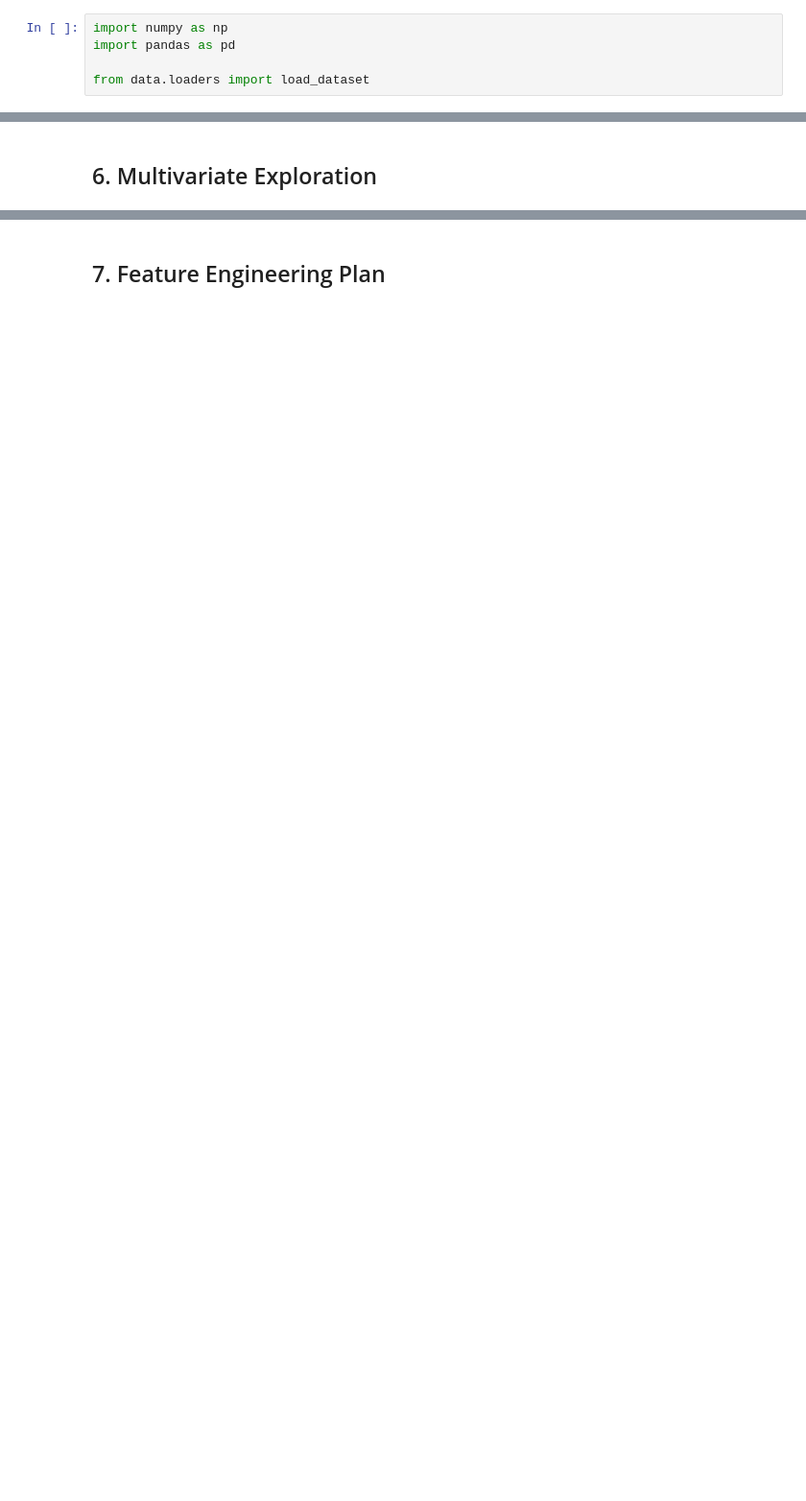
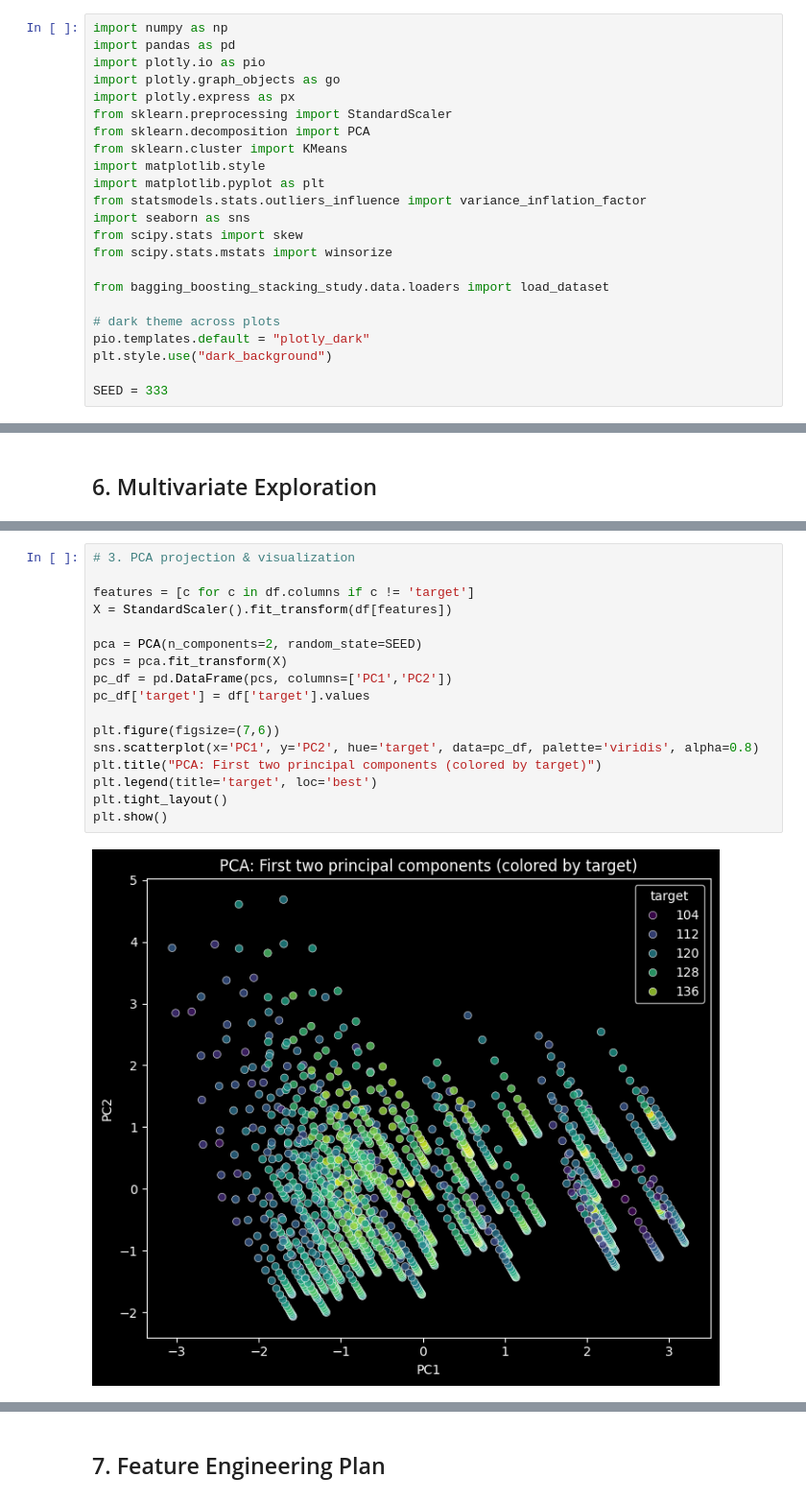
Before and after one commit to szm4c/bagging-boosting-stacking-study, a Jupyter notebook: notebooks/eda/airfoil_self_noise_eda.ipynb, the cells around one changed output, grey strips where cells are left out. Shown at 96% size. Saved outputs shown, nothing was run; the diff lists cells and outputs as text; blank space fills up the shorter version.

```diff
--- a/notebooks/eda/airfoil_self_noise_eda.ipynb
+++ b/notebooks/eda/airfoil_self_noise_eda.ipynb
@@ -5,8 +15,26 @@
 # %%
 import numpy as np
 import pandas as pd
+import plotly.io as pio
+import plotly.graph_objects as go
+import plotly.express as px
+from sklearn.preprocessing import StandardScaler
+from sklearn.decomposition import PCA
+from sklearn.cluster import KMeans
+import matplotlib.style
+import matplotlib.pyplot as plt
+from statsmodels.stats.outliers_influence import variance_inflation_factor
+import seaborn as sns
+from scipy.stats import skew
+from scipy.stats.mstats import winsorize
 
-from data.loaders import load_dataset
+from bagging_boosting_stacking_study.data.loaders import load_dataset
+
+# dark theme across plots
+pio.templates.default = "plotly_dark"
+plt.style.use("dark_background")
+
+SEED = 333
 # %% [markdown]
 ## 1. Load Data
 # %%
@@ -90,0 +639,19 @@ Number of duplicated rows: 0
+# %%
+# 3. PCA projection & visualization
+
+features = [c for c in df.columns if c != 'target']
+X = StandardScaler().fit_transform(df[features])
+
+pca = PCA(n_components=2, random_state=SEED)
+pcs = pca.fit_transform(X)
+pc_df = pd.DataFrame(pcs, columns=['PC1','PC2'])
+pc_df['target'] = df['target'].values
+
+plt.figure(figsize=(7,6))
+sns.scatterplot(x='PC1', y='PC2', hue='target', data=pc_df, palette='viridis', alpha=0.8)
+plt.title("PCA: First two principal components (colored by target)")
+plt.legend(title='target', loc='best')
+plt.tight_layout()
+plt.show()
+# %% [output]
+[figure, added]
```
Also changed, not shown: parts of 35 cells of this notebook, 2 other files.
